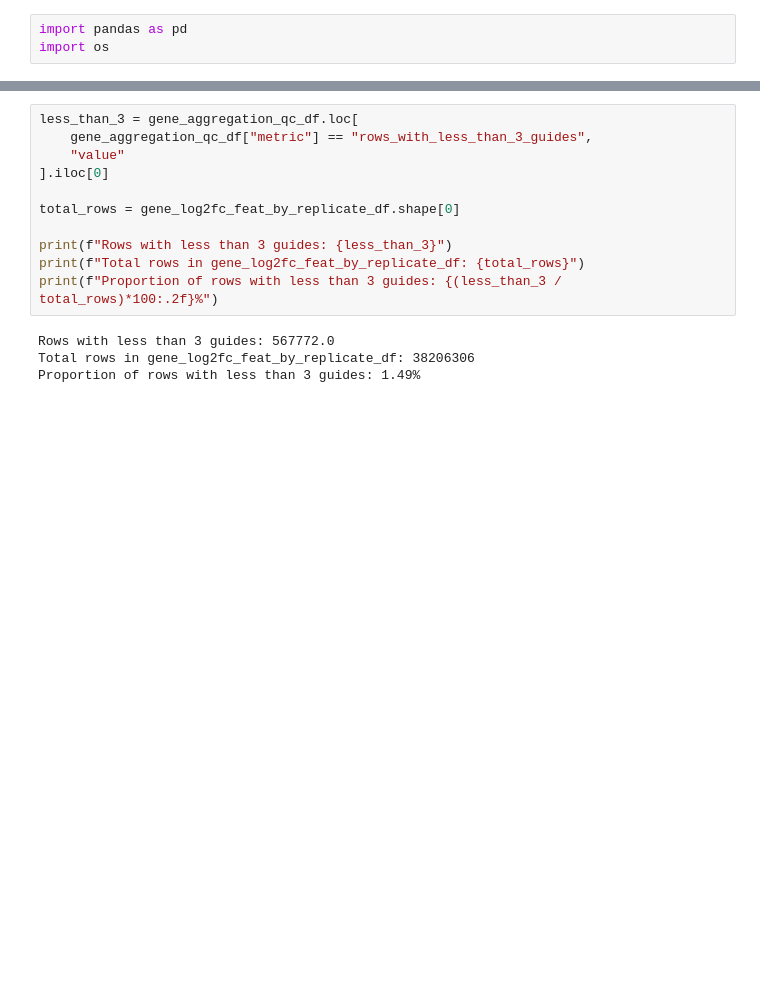
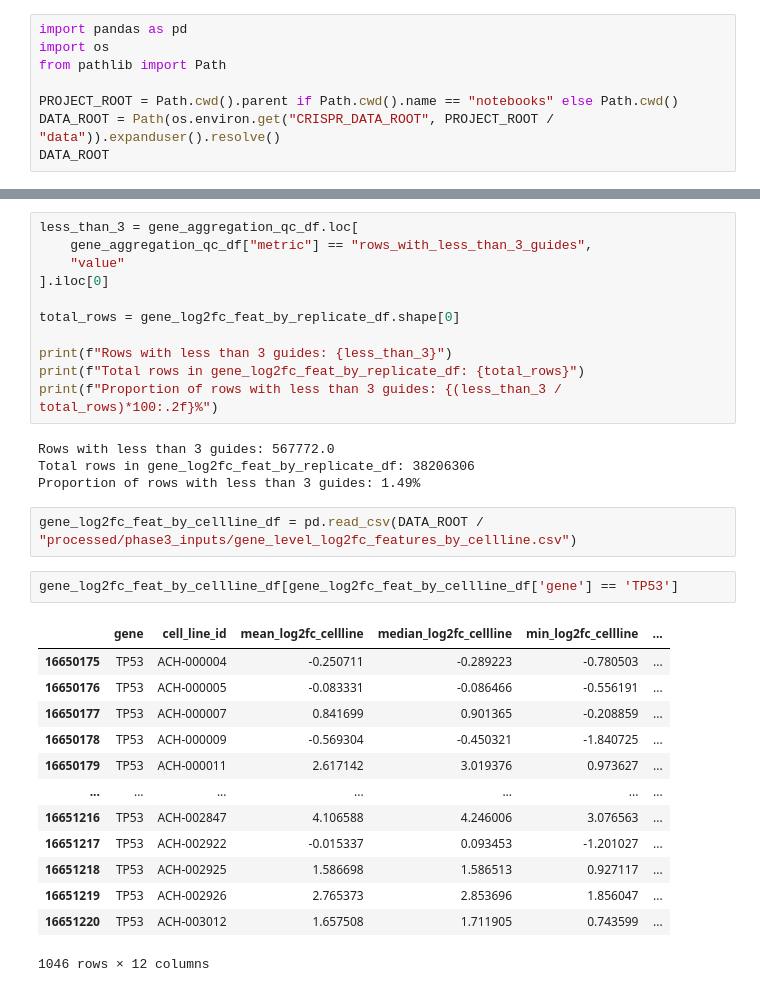
Before and after one commit to nimafakouri/crispr-ml-hitcalling, a Jupyter notebook: notebooks/02_rpm_exploration.ipynb, the cells around one changed output, grey strips where cells are left out. Drawn from its saved outputs; the diff is of its cells as text; blank space fills up the shorter version.

```diff
--- a/notebooks/02_rpm_exploration.ipynb
+++ b/notebooks/02_rpm_exploration.ipynb
@@ -1,4 +1,9 @@
 # %%
 import pandas as pd
 import os
+from pathlib import Path
+
+PROJECT_ROOT = Path.cwd().parent if Path.cwd().name == "notebooks" else Path.cwd()
+DATA_ROOT = Path(os.environ.get("CRISPR_DATA_ROOT", PROJECT_ROOT / "data")).expanduser().resolve()
+DATA_ROOT
 # %%
@@ -129,3 +134,21 @@ print(f"Proportion of rows with less than 3 guides: {(less_than_3 / total_rows)*
 Rows with less than 3 guides: 567772.0
 Total rows in gene_log2fc_feat_by_replicate_df: 38206306
 Proportion of rows with less than 3 guides: 1.49%
+# %%
+gene_log2fc_feat_by_cellline_df = pd.read_csv(DATA_ROOT / "processed/phase3_inputs/gene_level_log2fc_features_by_cellline.csv")
+# %%
+gene_log2fc_feat_by_cellline_df[gene_log2fc_feat_by_cellline_df['gene'] == 'TP53']
+# %% [output]
+|  | gene | cell_line_id | mean_log2fc_cellline | median_log2fc_cellline | min_log2fc_cellline | ... |
+| 16650175 | TP53 | ACH-000004 | -0.250711 | -0.289223 | -0.780503 | ... |
+| 16650176 | TP53 | ACH-000005 | -0.083331 | -0.086466 | -0.556191 | ... |
+| 16650177 | TP53 | ACH-000007 | 0.841699 | 0.901365 | -0.208859 | ... |
+| 16650178 | TP53 | ACH-000009 | -0.569304 | -0.450321 | -1.840725 | ... |
+| 16650179 | TP53 | ACH-000011 | 2.617142 | 3.019376 | 0.973627 | ... |
+| ... | ... | ... | ... | ... | ... | ... |
+| 16651216 | TP53 | ACH-002847 | 4.106588 | 4.246006 | 3.076563 | ... |
+| 16651217 | TP53 | ACH-002922 | -0.015337 | 0.093453 | -1.201027 | ... |
+| 16651218 | TP53 | ACH-002925 | 1.586698 | 1.586513 | 0.927117 | ... |
+| 16651219 | TP53 | ACH-002926 | 2.765373 | 2.853696 | 1.856047 | ... |
+| 16651220 | TP53 | ACH-003012 | 1.657508 | 1.711905 | 0.743599 | ... |
+1046 rows × 12 columns
```
Also changed, not shown: parts of 7 cells of this notebook, 10 other files.
